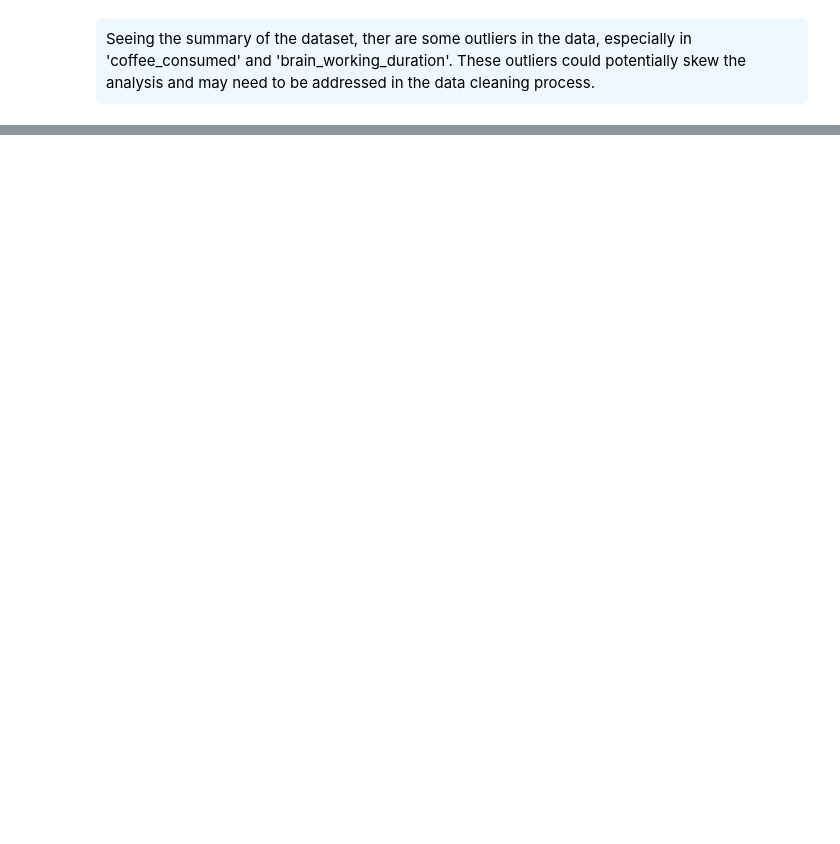
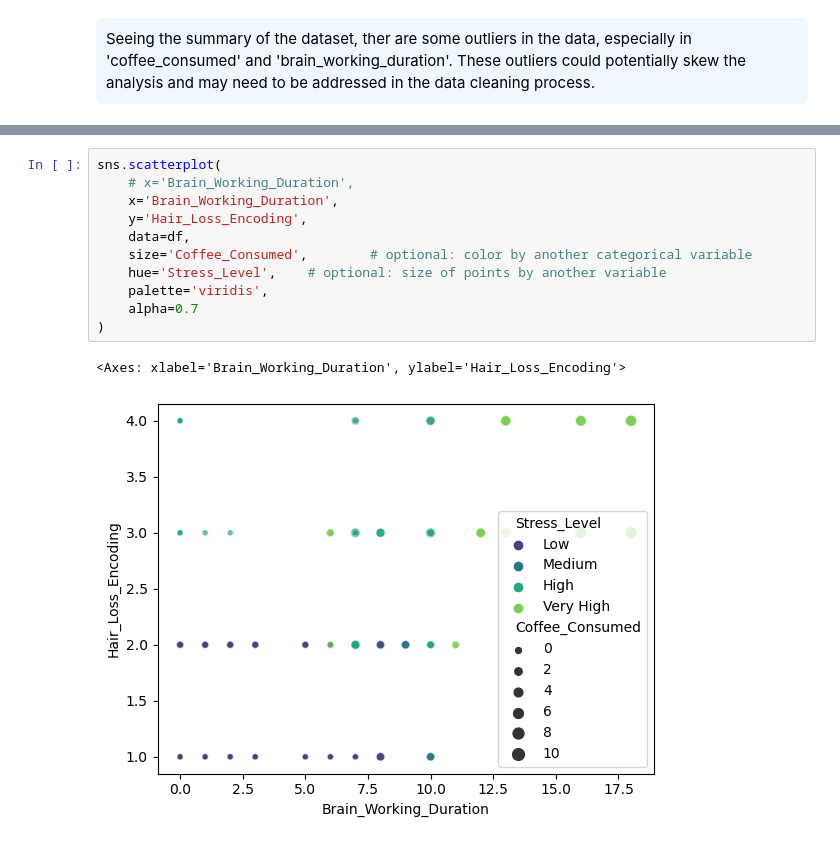
Before and after one commit to AhmadJabbar2502/Hair-Fall-Prediction, a Jupyter notebook: data_cleaning_luke_hair_data.ipynb, the cells around one changed output, grey strips where cells are left out. Cells and saved outputs as stored; diff of their text form; blank space fills up the shorter version.

```diff
--- a/data_cleaning_luke_hair_data.ipynb
+++ b/data_cleaning_luke_hair_data.ipynb
@@ -138,0 +239,14 @@ plt.show()
+# %%
+sns.scatterplot(
+    # x='Brain_Working_Duration',
+    x='Brain_Working_Duration',
+    y='Hair_Loss_Encoding',
+    data=df,
+    size='Coffee_Consumed',        # optional: color by another categorical variable
+    hue='Stress_Level',    # optional: size of points by another variable
+    palette='viridis',
+    alpha=0.7
+)
+# %% [output]
+<Axes: xlabel='Brain_Working_Duration', ylabel='Hair_Loss_Encoding'>
+[figure, added]
```
Also changed, not shown: parts of 17 cells of this notebook, 3 other files.
